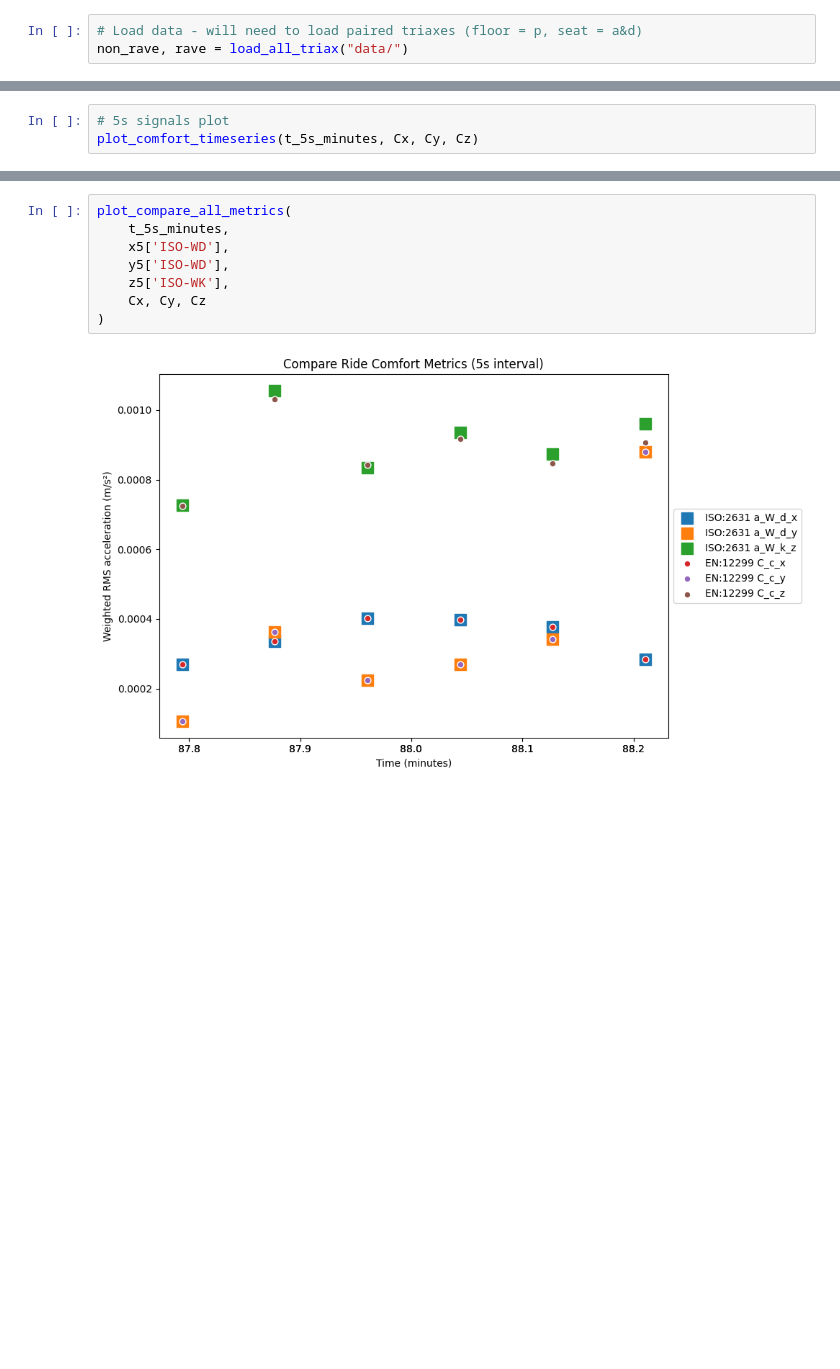
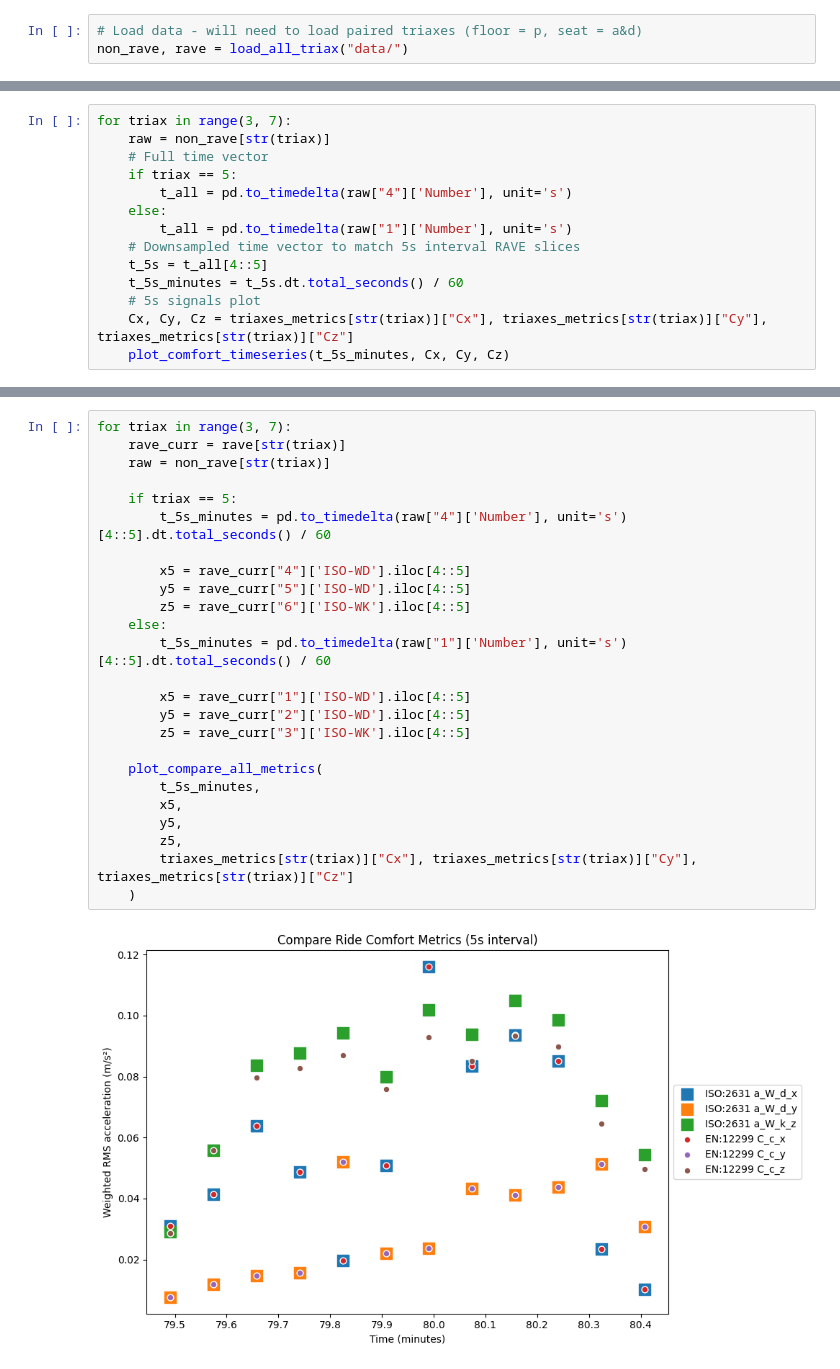
Before and after one commit to credwood/ride_comfort, a Jupyter notebook: calculations.ipynb, the cells around one changed output, grey strips where cells are left out. Cells and saved outputs as stored; diff of their text form; blank space fills up the shorter version.

```diff
--- a/calculations.ipynb
+++ b/calculations.ipynb
@@ -109,4 +123,15 @@ t_5s_minutes = t_5s.dt.total_seconds() / 60
 # %%
-# 5s signals plot
-plot_comfort_timeseries(t_5s_minutes, Cx, Cy, Cz)
+for triax in range(3, 7):
+    raw = non_rave[str(triax)]
+    # Full time vector
+    if triax == 5:
+        t_all = pd.to_timedelta(raw["4"]['Number'], unit='s')
+    else:
+        t_all = pd.to_timedelta(raw["1"]['Number'], unit='s')
+    # Downsampled time vector to match 5s interval RAVE slices
+    t_5s = t_all[4::5]
+    t_5s_minutes = t_5s.dt.total_seconds() / 60
+    # 5s signals plot
+    Cx, Cy, Cz = triaxes_metrics[str(triax)]["Cx"], triaxes_metrics[str(triax)]["Cy"], triaxes_metrics[str(triax)]["Cz"]
+    plot_comfort_timeseries(t_5s_minutes, Cx, Cy, Cz)
 # %% [output]
@@ -132,10 +179,27 @@ a_v_5s (from RAVE)      = 0.001 m/s²
 # %%
-plot_compare_all_metrics(
-    t_5s_minutes,
-    x5['ISO-WD'],
-    y5['ISO-WD'],
-    z5['ISO-WK'],
-    Cx, Cy, Cz
-)
+for triax in range(3, 7):
+    rave_curr = rave[str(triax)]
+    raw = non_rave[str(triax)]
+
+    if triax == 5:
+        t_5s_minutes = pd.to_timedelta(raw["4"]['Number'], unit='s')[4::5].dt.total_seconds() / 60
+
+        x5 = rave_curr["4"]['ISO-WD'].iloc[4::5]
+        y5 = rave_curr["5"]['ISO-WD'].iloc[4::5]
+        z5 = rave_curr["6"]['ISO-WK'].iloc[4::5]
+    else:
+        t_5s_minutes = pd.to_timedelta(raw["1"]['Number'], unit='s')[4::5].dt.total_seconds() / 60
+
+        x5 = rave_curr["1"]['ISO-WD'].iloc[4::5]
+        y5 = rave_curr["2"]['ISO-WD'].iloc[4::5]
+        z5 = rave_curr["3"]['ISO-WK'].iloc[4::5]
+
+    plot_compare_all_metrics(
+        t_5s_minutes,
+        x5,
+        y5,
+        z5,
+        triaxes_metrics[str(triax)]["Cx"], triaxes_metrics[str(triax)]["Cy"], triaxes_metrics[str(triax)]["Cz"]
+    )
 # %% [output]
-[figure, old version]
+[figure, new version]
```
Also changed, not shown: parts of 15 cells of this notebook, 2 other files.
